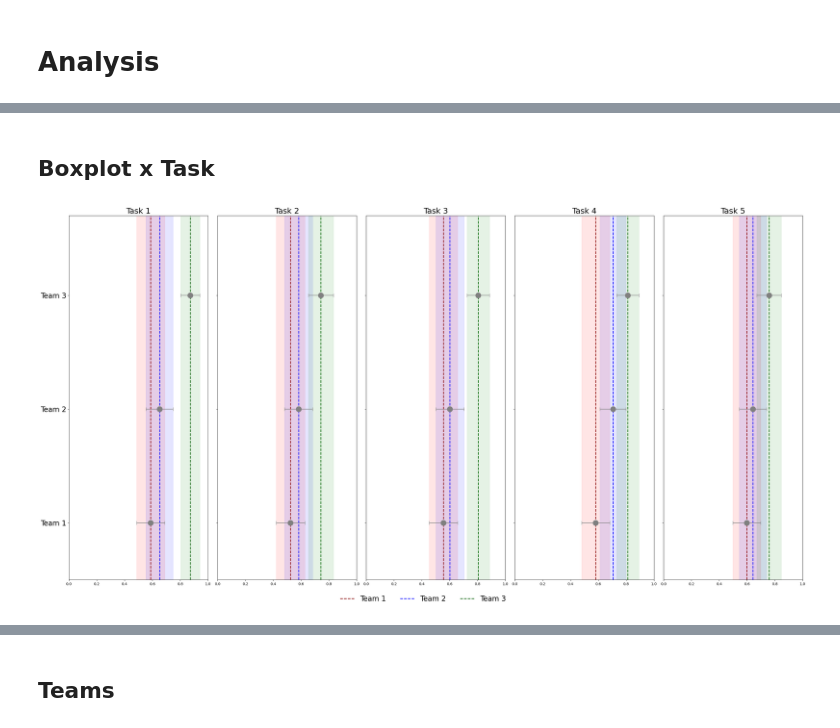
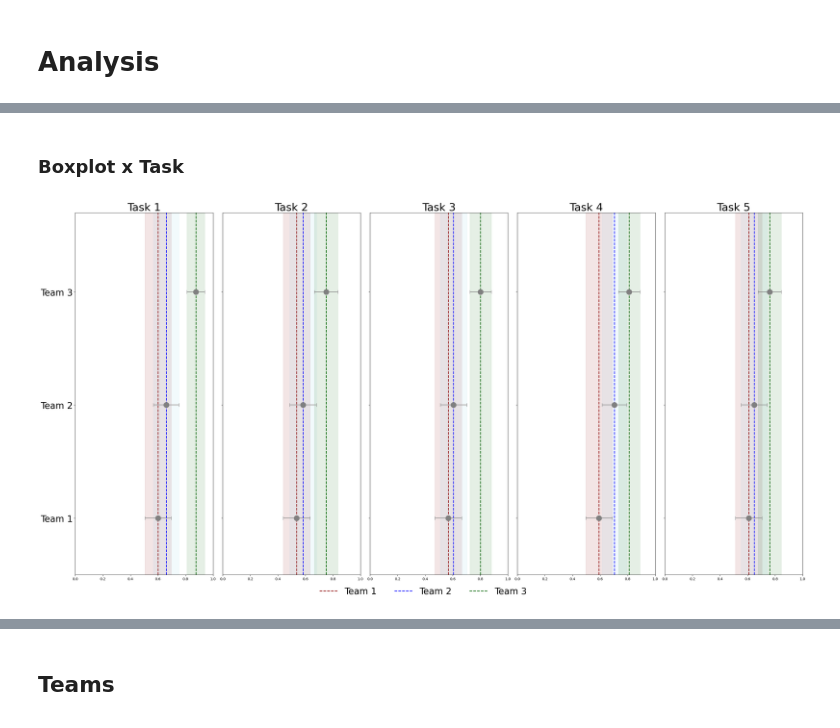
Before and after one commit to G1oLo/Causaltool, a Jupyter notebook: Results.ipynb, the cells around one changed output, grey strips where cells are left out. Cells and saved outputs as stored; diff of their text form; code cells hidden in the pictures.

```diff
--- a/Results.ipynb
+++ b/Results.ipynb
@@ -242,7 +511,6 @@ s_metriche= s_metriche.with_columns(
 # %%
 #boxplot x categoria
-teams = ['Team 1', 'Team 2', 'Team 3']
-metrics = ['CORRECTNESS', 'ALIGNMENT', 'REASONING', 'CONFIDENCE']
+
 y2 = np.linspace(-0.7,5.5, 100)
 
 fig, axes = plt.subplots(1, 4, figsize=(30, 15), sharey=True)
@@ -292,9 +560,9 @@ for i, me in enumerate(metrics):
     axes[i].fill_betweenx(y2, b11 , b22, color ='skyblue',  alpha=0.1 )
     axes[i].fill_betweenx(y2, b111 , b222, color ='darkgreen',  alpha=0.1 )
     axes[i].set_yticks(teams)
-    axes[i].set_yticklabels(teams, fontsize= 20)
+    axes[i].set_yticklabels(teams, fontsize= 25)
 
-    axes[i].set_title(f"{metrics[i]}", fontsize=22)
+    axes[i].set_title(f"{metrics[i]}", fontsize=30)
         #axes[i].tick_params(axis='x', rotation=45, labelsize=20)
         #axes[i].tick_params(axis='y', labelsize=22)
 
@@ -302,11 +570,11 @@ fig.legend(
     labels = ['Team 1', 'Team 2', 'Team 3'],
     loc='lower center',
     ncol=3,
-    fontsize=20,
+    fontsize=25,
     framealpha=0.,
     bbox_to_anchor=(0.5, -0.05)
 )
 plt.tight_layout()
-plt.savefig('Boxplot_metriche.png')
+plt.savefig('Boxplot_metriche.png',bbox_inches="tight")
 plt.show()
 # %% [output]
@@ -356,0 +624,18 @@ Test di Wilcoxon sulla CONFIDENCE tra team 3 e 2 è pari a WilcoxonResult(statis
+# %%
+
+#mannwhitneyu(x, y, use_continuity=True, alternative='two-sided', axis=0, method='auto', *, nan_policy='propagate', keepdims=False)[source]
+p = []
+for i in metrics:
+    x1 = s_metriche.filter(pl.col('TEAM') == 1)[f'{i}']
+    x2 = s_metriche.filter(pl.col('TEAM') == 2)[f'{i}']
+    x3 = s_metriche.filter(pl.col('TEAM') == 3)[f'{i}']
+    s12, p1 = mannwhitneyu(x1, x2)
+    s13, p2 = mannwhitneyu(x1, x3)
+    s23, p3 = mannwhitneyu(x3, x2)
+    p.append(p1)
+    p.append(p2)
+    p.append(p3)
+    print(f'Test di Wilcoxon sulla {i} tra team 1 e 2 è pari a {mannwhitneyu(x1, x2)}')
+    print(f'Test di Wilcoxon sulla {i} tra team 1 e 3 è pari a {mannwhitneyu(x1, x3)}')
+    print(f'Test di Wilcoxon sulla {i} tra team 3 e 2 è pari a {mannwhitneyu(x3, x2)}')
+p
@@ -356,0 +667,4 @@ Test di Wilcoxon sulla CONFIDENCE tra team 3 e 2 è pari a WilcoxonResult(statis
+# %%
+l = false_discovery_control(p, axis=0, method='by')
+for i in l:
+    print(round(i,4))
@@ -357,5 +684,5 @@ Test di Wilcoxon sulla CONFIDENCE tra team 3 e 2 è pari a WilcoxonResult(statis
 # %% [markdown]
-## Boxplot x Task
+### Boxplot x Task
 # %%
 #boxplot x categoria
 teams = ['Team 1', 'Team 2', 'Team 3']
@@ -400,37 +727,37 @@ for i, ta in enumerate(tasks): #per ogni task
     b2 = errors[0][1][0] + points[0]
 
     b11 = points[1] - errors[1][0][0]
     b22 = errors[1][1][0] + points[1]
 
     b111 = points[2] - errors[2][0][0]
     b222 = errors[2][1][0] + points[2]
 
     axes[i].axvline(points[0], linewidth=2, color='darkred', linestyle = '--', label = 'Team 1')
     axes[i].axvline(points[1], linewidth=2, color='blue', linestyle = '--', label = 'Team 2')
     axes[i].axvline(points[2], linewidth=2, color='darkgreen', linestyle = '--', label = 'Team 3')
     #axes[i].axvline(metriche_h[i], linewidth=3, color='pink', linestyle = '--', label = 'Human')
     axes[i].set_xlim([0,1])
     axes[i].set_ylim([-0.5,2.7])
-    axes[i].fill_betweenx(y2, b1 , b2 , color ='red',  alpha=0.1 )
+    axes[i].fill_betweenx(y2, b1 , b2 , color ='darkred',  alpha=0.1 )
     axes[i].fill_betweenx(y2, b11 , b22, color ='skyblue',  alpha=0.1 )
-    axes[i].fill_betweenx(y2, b111 , b222, color ='green',  alpha=0.1 )
+    axes[i].fill_betweenx(y2, b111 , b222, color ='darkgreen',  alpha=0.1 )
     axes[i].set_yticks(teams)
-    axes[i].set_yticklabels(teams, fontsize= 20)
+    axes[i].set_yticklabels(teams, fontsize= 25)
 
-    axes[i].set_title(f"{tasks[i]}", fontsize=22)
+    axes[i].set_title(f"{tasks[i]}", fontsize=30)
         #axes[i].tick_params(axis='x', rotation=45, labelsize=20)
         #axes[i].tick_params(axis='y', labelsize=22)
 
 fig.legend(
     labels = ['Team 1', 'Team 2', 'Team 3'],
     loc='lower center',
     ncol=3,
-    fontsize=20,
+    fontsize=25,
     framealpha=0.,
     bbox_to_anchor=(0.5, -0.05)
 )
 plt.tight_layout()
-plt.savefig('Boxplot_task.png')
+plt.savefig('Boxplot_task.png',bbox_inches="tight")
 plt.show()
 # %% [output]
-[figure, old version]
+[figure, new version]
```
Also changed, not shown: parts of 31 cells of this notebook, 5 other files.
